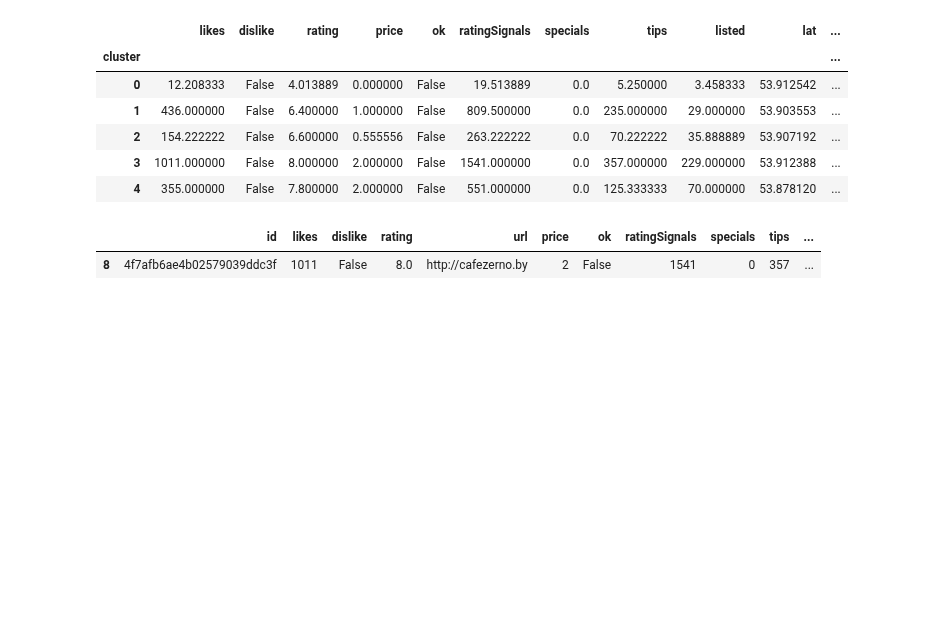
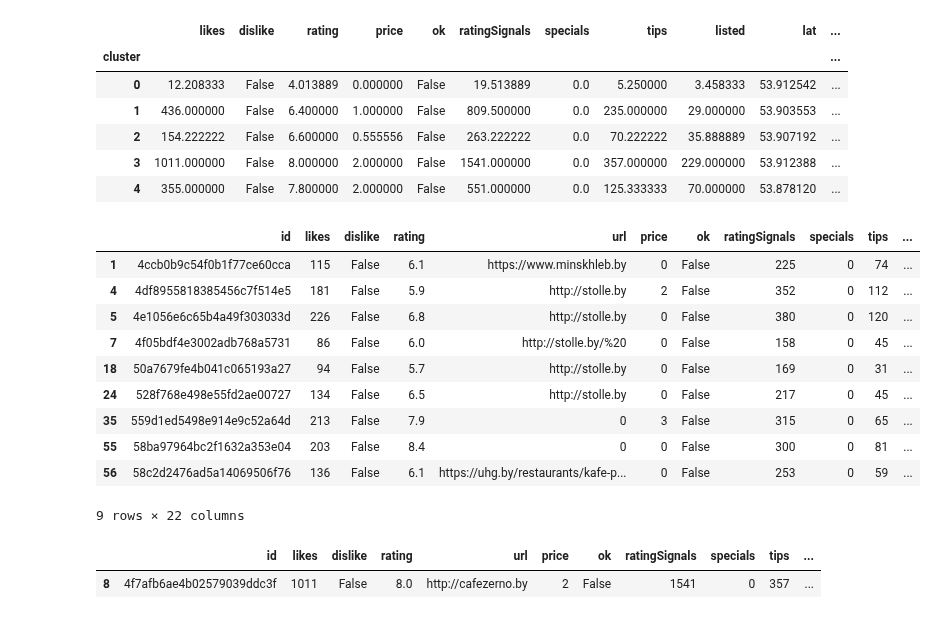
Before and after one commit to Vaires/Capstone-Project, a Jupyter notebook: Review of Minsk bakeries.ipynb, the cells around one changed output. Cells and saved outputs as stored; diff of their text form; code cells hidden in the pictures; blank space fills up the shorter version.

```diff
--- a/Review of Minsk bakeries.ipynb
+++ b/Review of Minsk bakeries.ipynb
@@ -396,6 +420,20 @@ bakery_full_df.groupby('cluster').mean()
 | 2 | 154.222222 | False | 6.600000 | 0.555556 | False | 263.222222 | 0.0 | 70.222222 | 35.888889 | 53.907192 | ... |
 | 3 | 1011.000000 | False | 8.000000 | 2.000000 | False | 1541.000000 | 0.0 | 357.000000 | 229.000000 | 53.912388 | ... |
 | 4 | 355.000000 | False | 7.800000 | 2.000000 | False | 551.000000 | 0.0 | 125.333333 | 70.000000 | 53.878120 | ... |
+# %%
+bakery_full_df[bakery_full_df['cluster'] == 2]
+# %% [output]
+|  | id | likes | dislike | rating | url | price | ok | ratingSignals | specials | tips | ... |
+| 1 | 4ccb0b9c54f0b1f77ce60cca | 115 | False | 6.1 | https://www.minskhleb.by | 0 | False | 225 | 0 | 74 | ... |
+| 4 | 4df8955818385456c7f514e5 | 181 | False | 5.9 | http://stolle.by | 2 | False | 352 | 0 | 112 | ... |
+| 5 | 4e1056e6c65b4a49f303033d | 226 | False | 6.8 | http://stolle.by | 0 | False | 380 | 0 | 120 | ... |
+| 7 | 4f05bdf4e3002adb768a5731 | 86 | False | 6.0 | http://stolle.by/%20 | 0 | False | 158 | 0 | 45 | ... |
+| 18 | 50a7679fe4b041c065193a27 | 94 | False | 5.7 | http://stolle.by | 0 | False | 169 | 0 | 31 | ... |
+| 24 | 528f768e498e55fd2ae00727 | 134 | False | 6.5 | http://stolle.by | 0 | False | 217 | 0 | 45 | ... |
+| 35 | 559d1ed5498e914e9c52a64d | 213 | False | 7.9 | 0 | 3 | False | 315 | 0 | 65 | ... |
+| 55 | 58ba97964bc2f1632a353e04 | 203 | False | 8.4 | 0 | 0 | False | 300 | 0 | 81 | ... |
+| 56 | 58c2d2476ad5a14069506f76 | 136 | False | 6.1 | https://uhg.by/restaurants/kafe-p... | 0 | False | 253 | 0 | 59 | ... |
+9 rows × 22 columns
 # %%
 bakery_full_df[bakery_full_df['cluster'] == 3]
 # %% [output]
```
Also changed, not shown: parts of 3 cells of this notebook.
